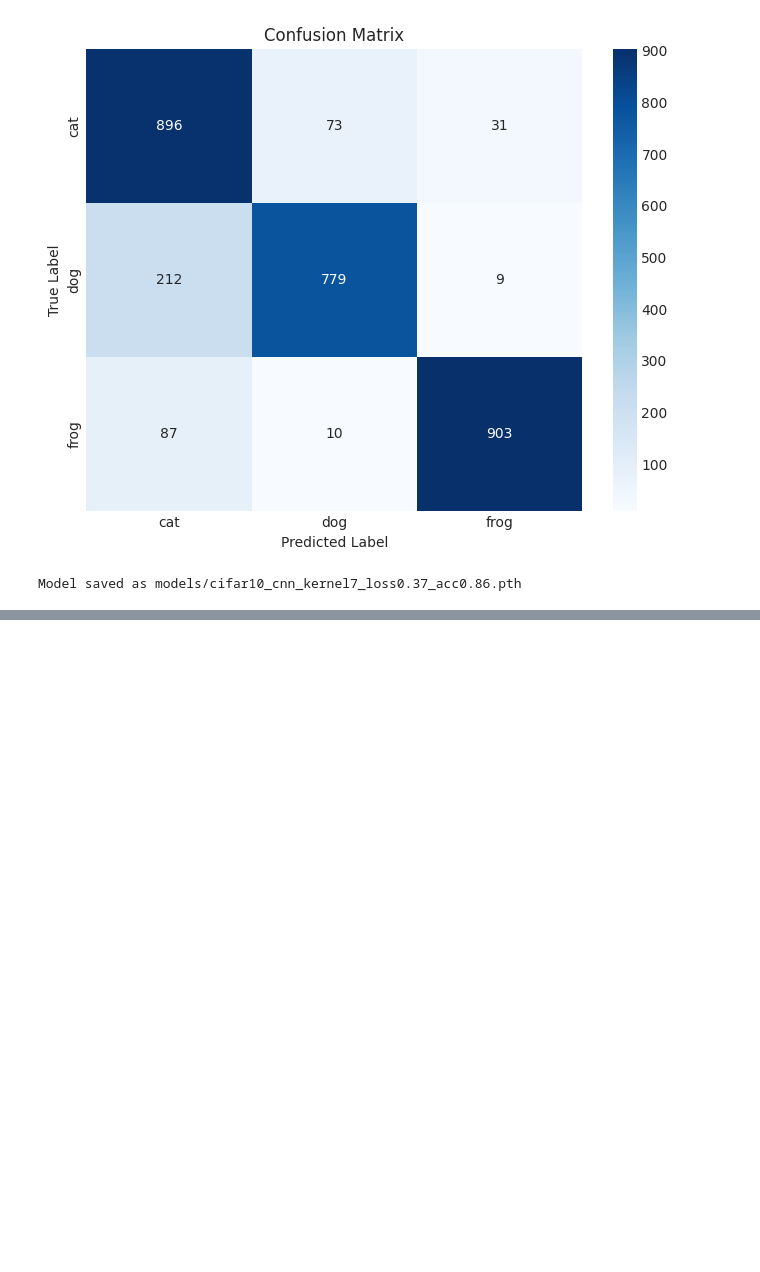
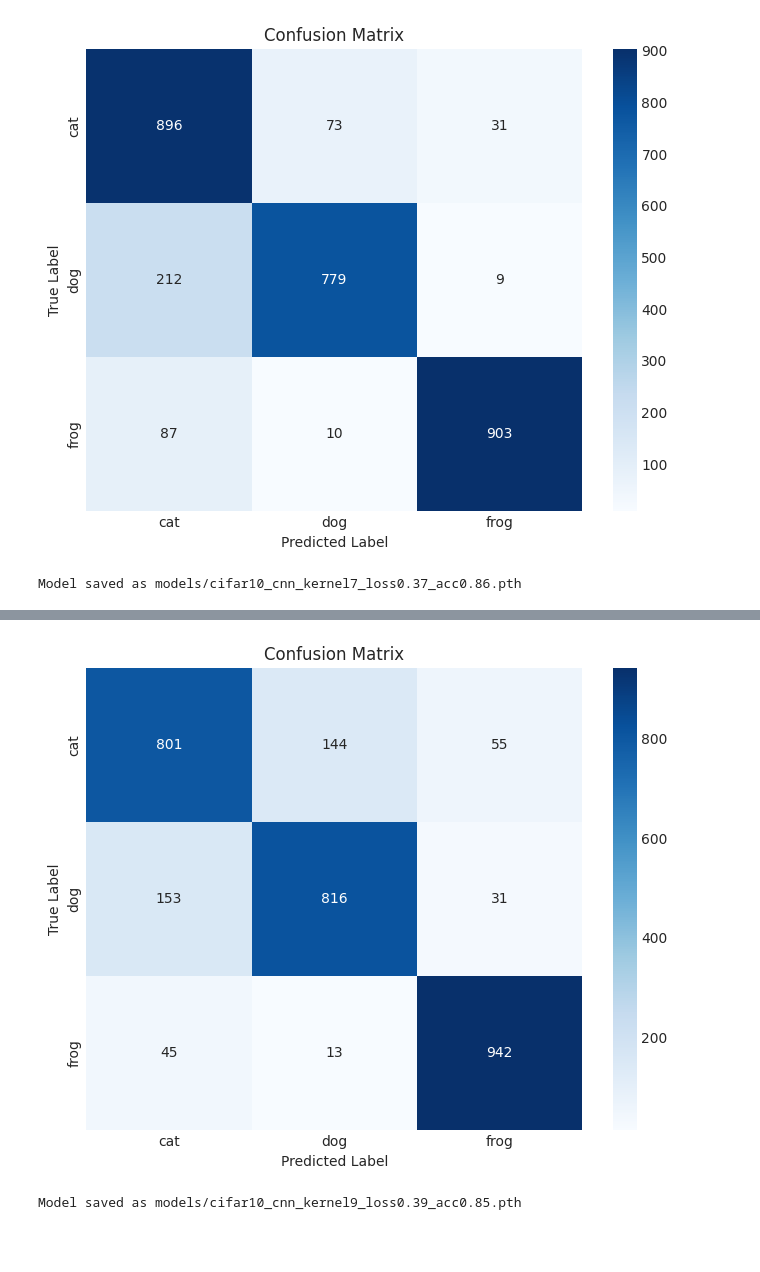
Before and after one commit to ChristianConchari/tp2_deep_learning, a Jupyter notebook: CONCHARI_CHRISTIAN_DL_Examen_ABRIL_2024.ipynb, the cells around one changed output, grey strips where cells are left out. Drawn from its saved outputs; the diff is of its cells as text; code cells hidden in the pictures; blank space fills up the shorter version.

```diff
--- a/CONCHARI_CHRISTIAN_DL_Examen_ABRIL_2024.ipynb
+++ b/CONCHARI_CHRISTIAN_DL_Examen_ABRIL_2024.ipynb
@@ -641,0 +667,2 @@ Model saved as models/cifar10_cnn_kernel7_loss0.37_acc0.86.pth
+# %%
+results = evaluate_model(model_kernel9, testloader, selected_classes)
@@ -641,0 +679,17 @@ Model saved as models/cifar10_cnn_kernel7_loss0.37_acc0.86.pth
+# %%
+conf_matrix = results['confusion_matrix']
+
+plt.figure(figsize=(8, 6))
+sns.heatmap(conf_matrix, annot=True, fmt="d", cmap='Blues', xticklabels=selected_classes, yticklabels=selected_classes)
+plt.xlabel('Predicted Label')
+plt.ylabel('True Label')
+plt.title('Confusion Matrix')
+plt.show()
+# %% [output]
+[figure, added]
+# %%
+model_filename = save_model_with_metrics(model_kernel9, history_kernel9, path="models", filename_prefix="cifar10_cnn", kernel_size=9)
+# %% [output]
+Model saved as models/cifar10_cnn_kernel9_loss0.39_acc0.85.pth
+# %% [markdown]
+#
```
Also changed, not shown: parts of 5 cells of this notebook, 1 other file.
